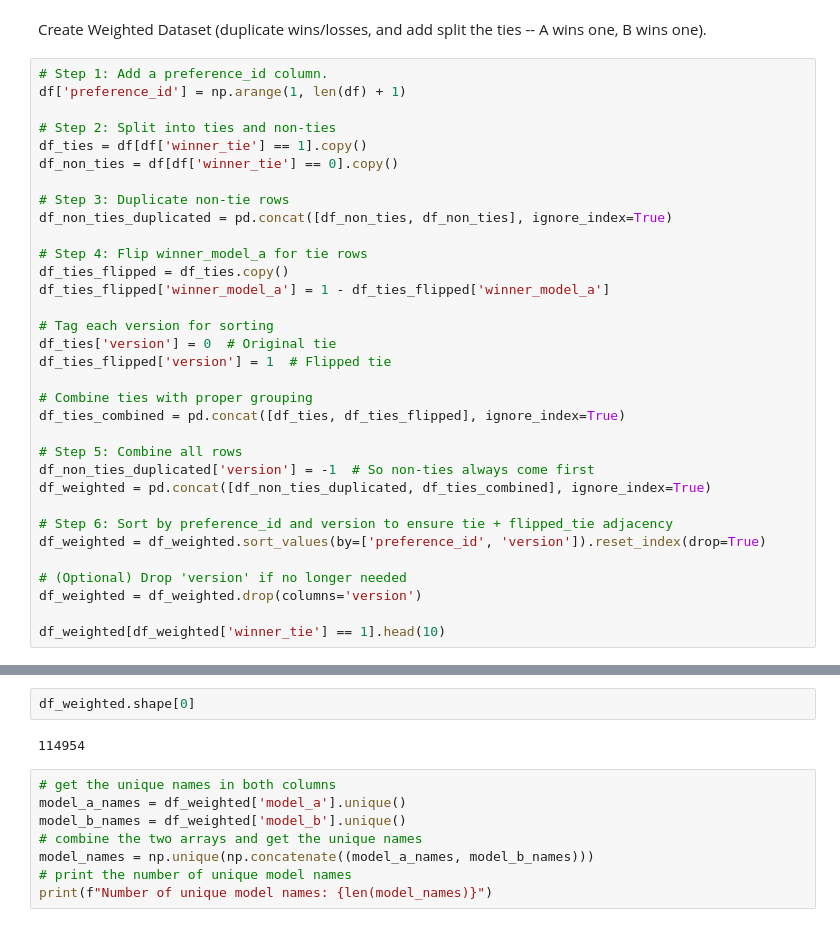
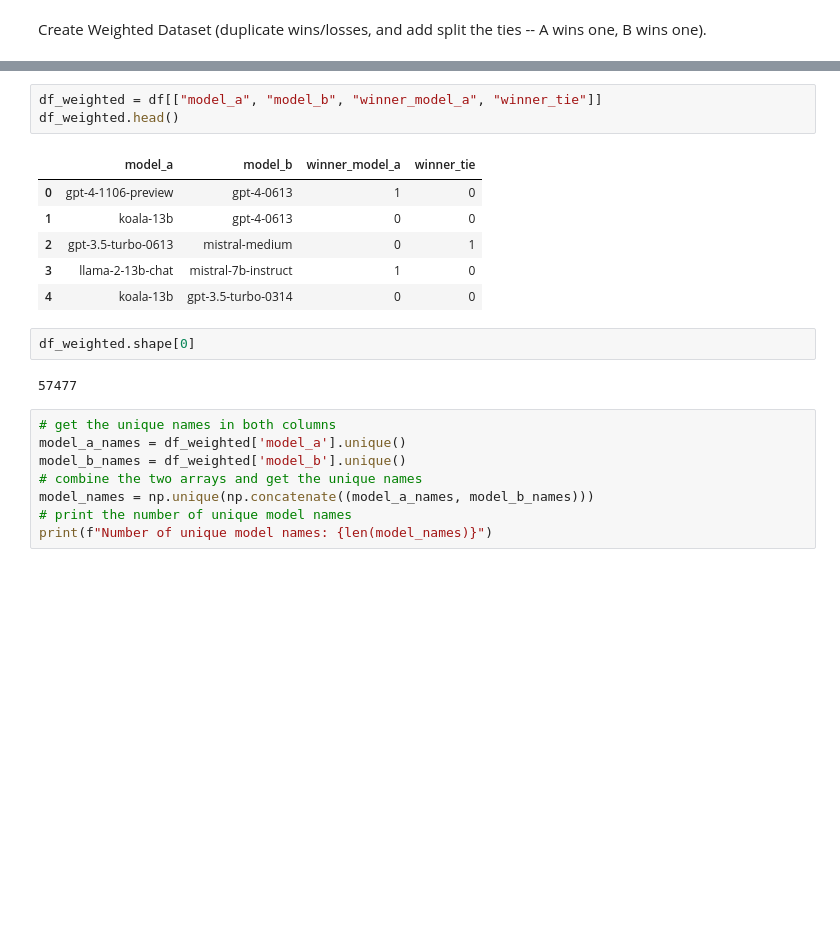
Before and after one commit to JennyHuang19/IsRankingRobust, a Jupyter notebook: notebooks/chatbotArenaRobustnessWithTies.ipynb, the cells around one changed output, grey strips where cells are left out. Drawn from its saved outputs; the diff is of its cells as text; blank space fills up the shorter version.

Commit message:
weighted version

```diff
--- a/notebooks/chatbotArenaRobustnessWithTies.ipynb
+++ b/notebooks/chatbotArenaRobustnessWithTies.ipynb
@@ -42,36 +42,3 @@ df.head()
 | 4 | 198779 | koala-13b | gpt-3.5-turbo-0314 | ["What is the best way to travel ... | ["The best way to travel from Tel... | ["The best way to travel from Tel... | 0 | 1 | ... |
 # %% [markdown]
 Create Weighted Dataset (duplicate wins/losses, and add split the ties -- A wins one, B wins one).
-# %%
-# Step 1: Add a preference_id column.
-df['preference_id'] = np.arange(1, len(df) + 1)
-
-# Step 2: Split into ties and non-ties
-df_ties = df[df['winner_tie'] == 1].copy()
-df_non_ties = df[df['winner_tie'] == 0].copy()
-
-# Step 3: Duplicate non-tie rows
-df_non_ties_duplicated = pd.concat([df_non_ties, df_non_ties], ignore_index=True)
-
-# Step 4: Flip winner_model_a for tie rows
-df_ties_flipped = df_ties.copy()
-df_ties_flipped['winner_model_a'] = 1 - df_ties_flipped['winner_model_a']
-
-# Tag each version for sorting
-df_ties['version'] = 0  # Original tie
-df_ties_flipped['version'] = 1  # Flipped tie
-
-# Combine ties with proper grouping
-df_ties_combined = pd.concat([df_ties, df_ties_flipped], ignore_index=True)
-
-# Step 5: Combine all rows
-df_non_ties_duplicated['version'] = -1  # So non-ties always come first
-df_weighted = pd.concat([df_non_ties_duplicated, df_ties_combined], ignore_index=True)
-
-# Step 6: Sort by preference_id and version to ensure tie + flipped_tie adjacency
-df_weighted = df_weighted.sort_values(by=['preference_id', 'version']).reset_index(drop=True)
-
-# (Optional) Drop 'version' if no longer needed
-df_weighted = df_weighted.drop(columns='version')
-
-df_weighted[df_weighted['winner_tie'] == 1].head(10)
@@ -90,7 +45,17 @@ df_weighted[df_weighted['winner_tie'] == 1].head(10)
+# %%
+df_weighted = df[["model_a", "model_b", "winner_model_a", "winner_tie"]]
+df_weighted.head()
+# %% [output]
+|  | model_a | model_b | winner_model_a | winner_tie |
+| 0 | gpt-4-1106-preview | gpt-4-0613 | 1 | 0 |
+| 1 | koala-13b | gpt-4-0613 | 0 | 0 |
+| 2 | gpt-3.5-turbo-0613 | mistral-medium | 0 | 1 |
+| 3 | llama-2-13b-chat | mistral-7b-instruct | 1 | 0 |
+| 4 | koala-13b | gpt-3.5-turbo-0314 | 0 | 0 |
 # %%
 df_weighted.shape[0]
 # %% [output]
-114954
+57477
 # %%
 # get the unique names in both columns
 model_a_names = df_weighted['model_a'].unique()
```
Also changed, not shown: parts of 7 cells of this notebook, 2 other files.
